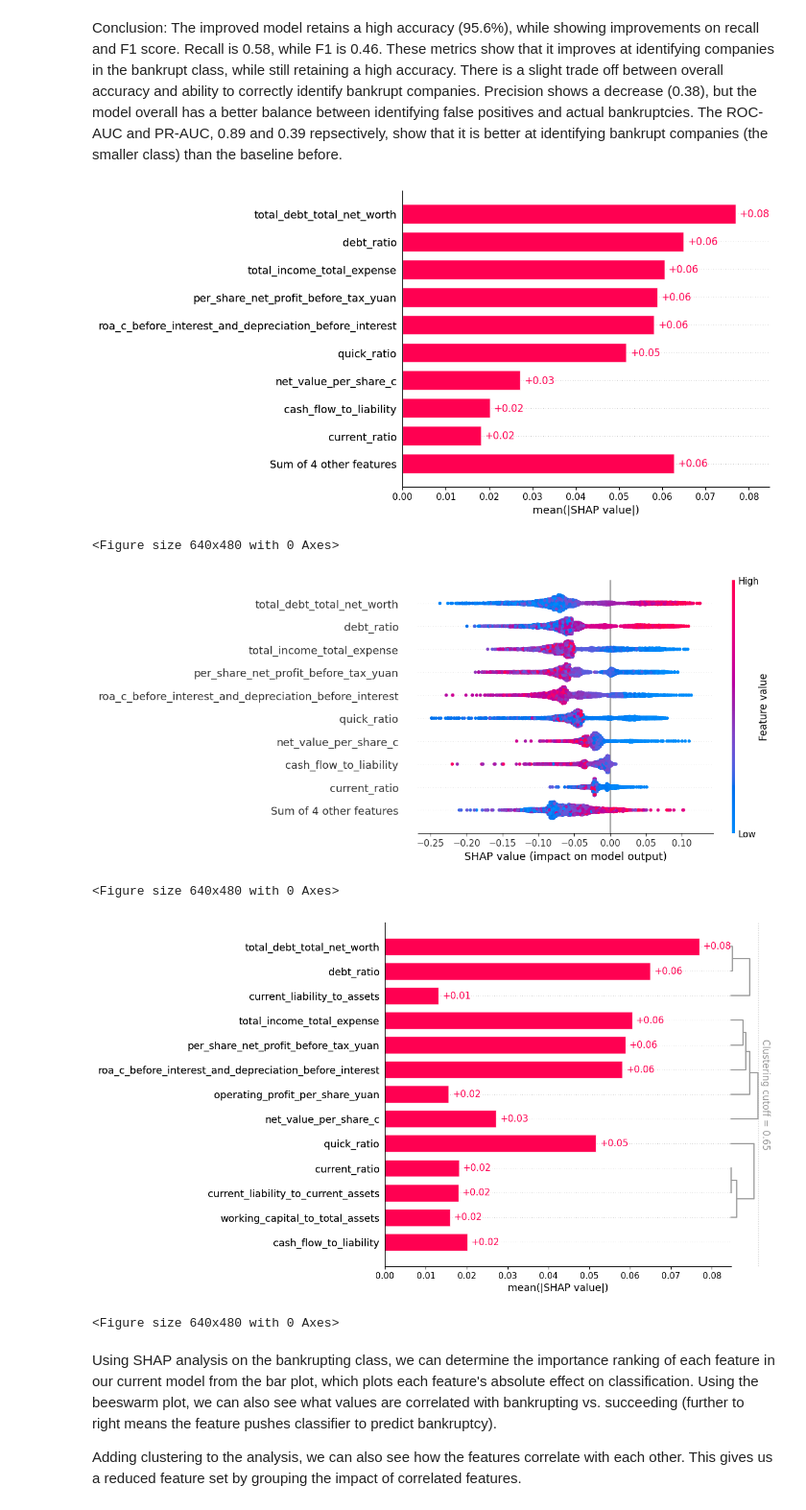
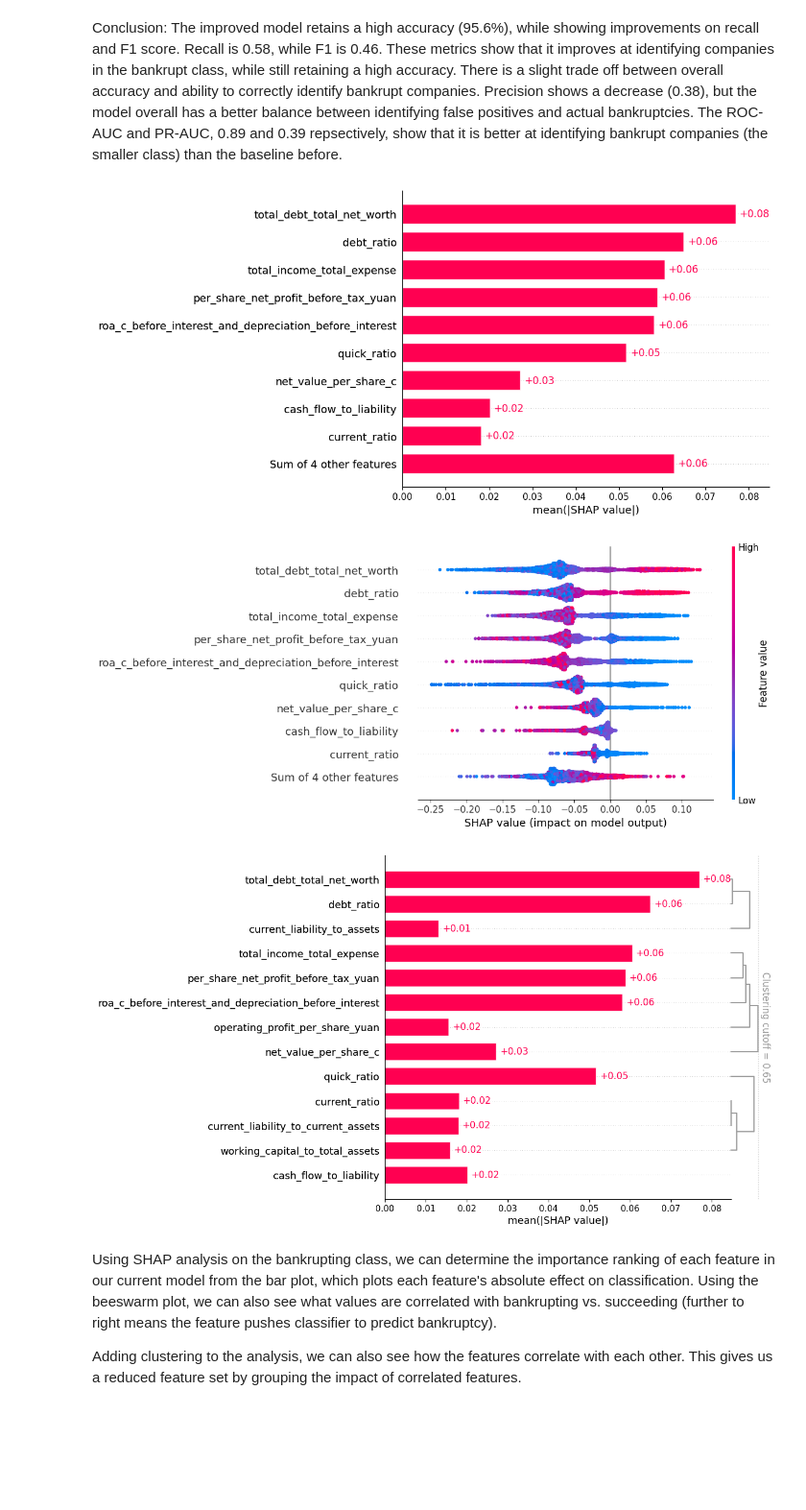
Before and after one commit to matt-alegrado/Company-Bankruptcy-Prediction, a Jupyter notebook: visualization.ipynb, the cells around one changed output. Shown at 96% size. Cells and saved outputs as stored; diff of their text form; code cells hidden in the pictures; blank space fills up the shorter version.

Commit message:
fix: save shap images correctly

```diff
--- a/visualization.ipynb
+++ b/visualization.ipynb
@@ -599,38 +599,42 @@ Conclusion: The improved model retains a high accuracy (95.6%), while showing im
 # %%
 # Fitting SHAP to Random Forest classifier
 explainer = shap.TreeExplainer(model_shap)
 shap_values = explainer.shap_values(X_train)
 
 #Shap values for positive class
 sv = shap_values[:,:,1]
 sv_plot = sv.reshape(sv.shape[0], sv.shape[1])
 base = explainer.expected_value[1]
 
 # Build shap explanation object
 expl = shap.Explanation(values=sv_plot, base_values=base, data=X_train, feature_names=list(X_train.columns))
 
-# Plot bar chart, bee swarm chart
-shap.plots.bar(expl, max_display=10)
-plt.savefig(os.path.join(OUTPUT_DIR, "shap_expl_bar.png"), dpi=200)
-plt.show()
-plt.close()
-shap.plots.beeswarm(expl, max_display=10)
-plt.savefig(os.path.join(OUTPUT_DIR, "shap_expl_beeswarm.png"), dpi=200)
+clustering = shap.utils.hclust(X_train, y_train)
+# bar plot
+plt.figure()
+ax = shap.plots.bar(expl, max_display=10, show=False)  # 注意加 show=False
+plt.savefig(os.path.join(OUTPUT_DIR, "shap_expl_bar.png"), dpi=200, bbox_inches='tight')
 plt.show()
 plt.close()
 
-clustering = shap.utils.hclust(X_train, y_train)
-shap.plots.bar(expl, clustering=clustering, clustering_cutoff=.65, max_display=20)
-plt.savefig(os.path.join(OUTPUT_DIR, "shap_clustering.png"), dpi=200)
+# beeswarm plot
+plt.figure()
+ax = shap.plots.beeswarm(expl, max_display=10, show=False)
+plt.savefig(os.path.join(OUTPUT_DIR, "shap_expl_beeswarm.png"), dpi=200, bbox_inches='tight')
 plt.show()
 plt.close()
+
+# clustering bar plot
+plt.figure()
+ax = shap.plots.bar(expl, clustering=clustering, clustering_cutoff=0.65,
+                    max_display=20, show=False)
+plt.savefig(os.path.join(OUTPUT_DIR, "shap_clustering.png"), dpi=200, bbox_inches='tight')
+plt.show()
+plt.close()
 # %% [output]
 [figure]
-<Figure size 640x480 with 0 Axes>
-[figure, old version]
+[figure, new version]
-<Figure size 640x480 with 0 Axes>
 [figure]
-<Figure size 640x480 with 0 Axes>
 # %% [markdown]
 Using SHAP analysis on the bankrupting class, we can determine the importance ranking of each feature in our current model from the bar plot, which plots each feature's absolute effect on classification. Using the beeswarm plot, we can also see what values are correlated with bankrupting vs. succeeding (further to right means the feature pushes classifier to predict bankruptcy).
 
```
